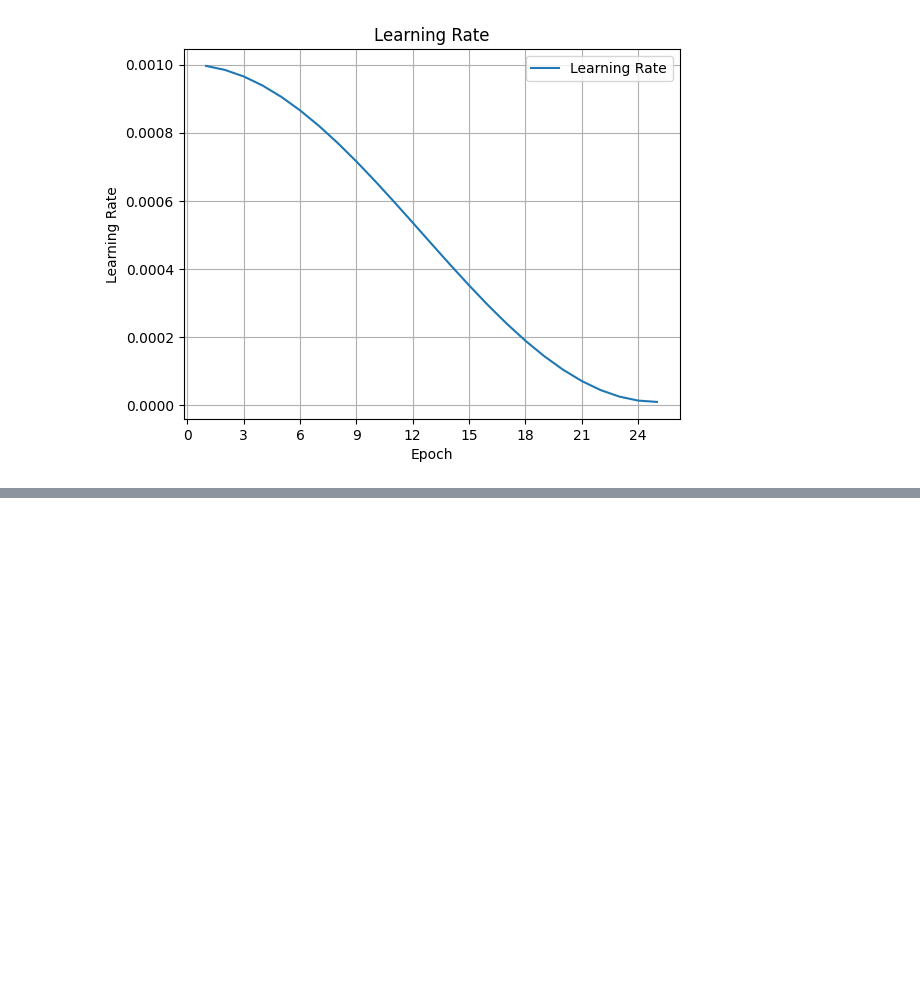
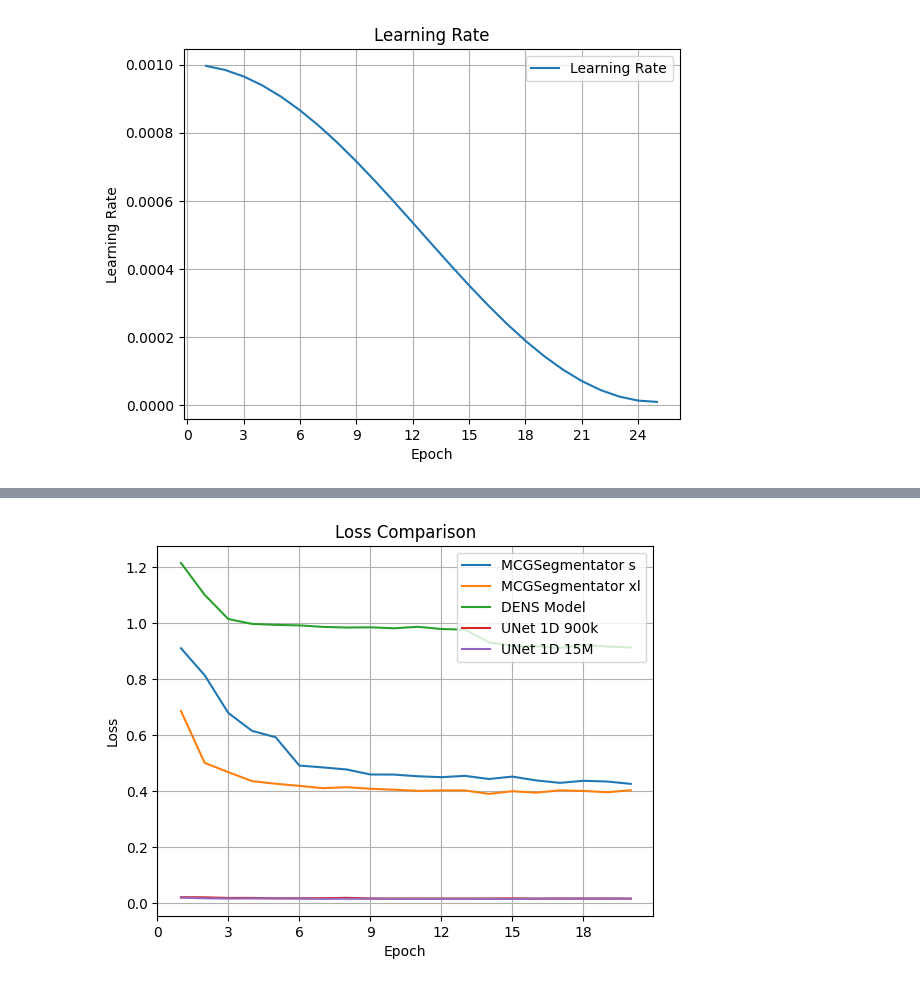
Before and after one commit to Drizzr/MCG_segmentation, a Jupyter notebook: create_plots.ipynb, the cells around one changed output, grey strips where cells are left out. Cells and saved outputs as stored; diff of their text form; code cells hidden in the pictures; blank space fills up the shorter version.

```diff
--- a/create_plots.ipynb
+++ b/create_plots.ipynb
@@ -69,0 +72,17 @@ plt.show()
+# %%
+# validation loss comparison
+plt.figure()
+plt.plot(mcg_segmentator_s[:20, 0], mcg_segmentator_s[:20, 3], label="MCGSegmentator s")
+plt.plot(mcg_segmentator_xl[:20, 0], mcg_segmentator_xl[:20, 3], label="MCGSegmentator xl")
+plt.plot(dens_model[:20, 0], dens_model[:20, 3], label="DENS Model")
+plt.plot(UNet_1D_900k[:20, 0], UNet_1D_900k[:20, 3], label="UNet 1D 900k")
+plt.plot(UNet_1D_15M[:20, 0], UNet_1D_15M[:20, 3], label="UNet 1D 15M")
+plt.xlabel("Epoch")
+plt.ylabel("Loss")
+plt.xticks(np.arange(0, dens_model[-1, 0], 3))
+plt.title("Loss Comparison")
+plt.legend()
+plt.grid()
+plt.show()
+# %% [output]
+[figure, added]
```
Also changed, not shown: parts of 3 cells of this notebook, 3 other files.
